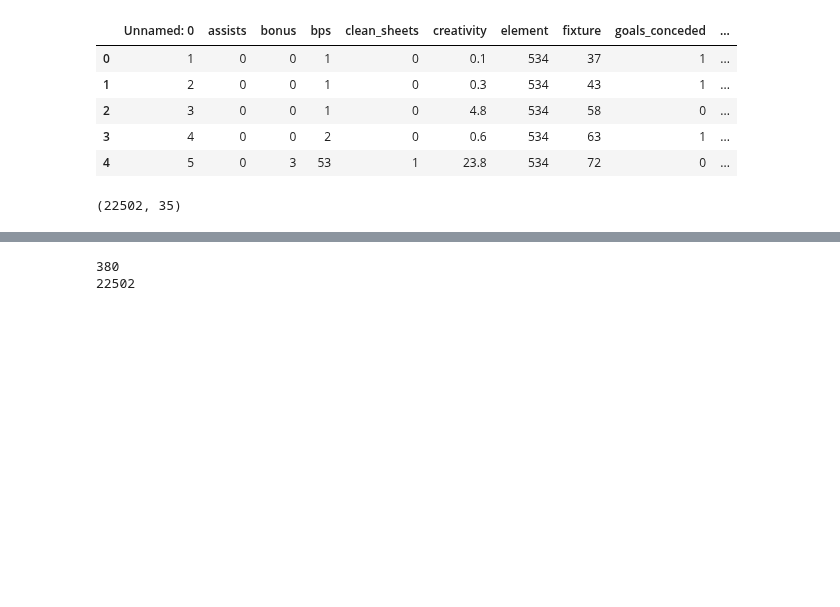
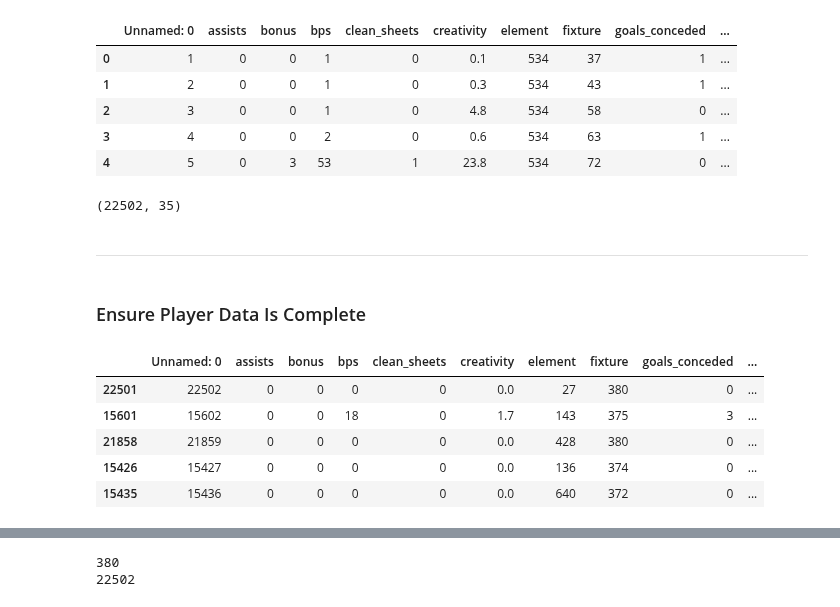
Before and after one commit to CharlesPeterMcCarthy/english-premier-league-2019-2020-statistical-analysis, a Jupyter notebook: epl-2019-2020.ipynb, the cells around one changed output, grey strips where cells are left out. Drawn from its saved outputs; the diff is of its cells as text; code cells hidden in the pictures; blank space fills up the shorter version.

Commit message:
Ensure Player Data Is Up To Date

```diff
--- a/epl-2019-2020.ipynb
+++ b/epl-2019-2020.ipynb
@@ -406,3 +406,18 @@ players_df.head()
 players_df.shape
 # %% [output]
 (22502, 35)
+# %% [markdown]
+---
+# %% [markdown]
+### Ensure Player Data Is Complete
+# %%
+sorted_players_by_date = players_df.sort_values('kickoff_time')
+
+sorted_players_by_date.iloc[::-1].head()
+# %% [output]
+|  | Unnamed: 0 | assists | bonus | bps | clean_sheets | creativity | element | fixture | goals_conceded | ... |
+| 22501 | 22502 | 0 | 0 | 0 | 0 | 0.0 | 27 | 380 | 0 | ... |
+| 15601 | 15602 | 0 | 0 | 18 | 0 | 1.7 | 143 | 375 | 3 | ... |
+| 21858 | 21859 | 0 | 0 | 0 | 0 | 0.0 | 428 | 380 | 0 | ... |
+| 15426 | 15427 | 0 | 0 | 0 | 0 | 0.0 | 136 | 374 | 0 | ... |
+| 15435 | 15436 | 0 | 0 | 0 | 0 | 0.0 | 640 | 372 | 0 | ... |
```
Also changed, not shown: parts of 2 cells of this notebook.
